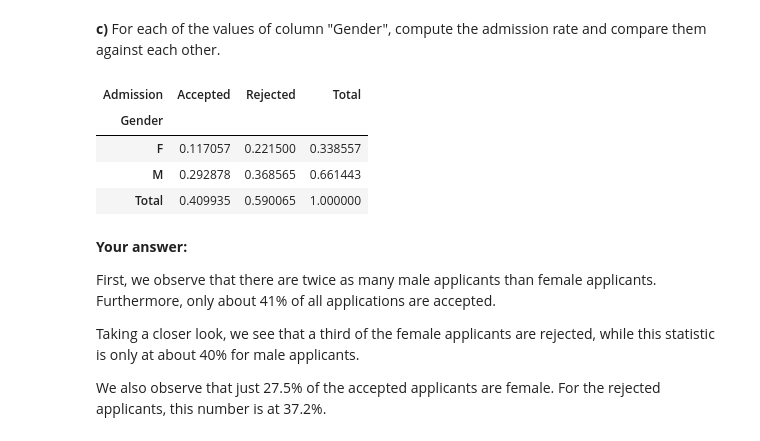
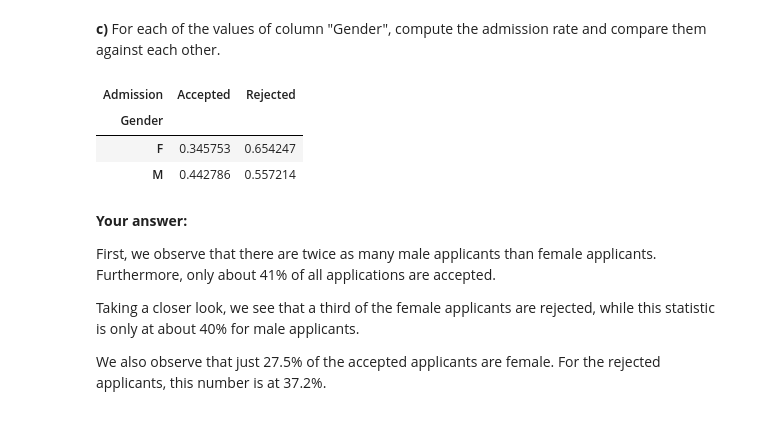
Before and after one commit to CodingTil/2022_23---Introduction-to-Data-Science---Exercises, a Jupyter notebook: assignment_2/assignment2.ipynb, the cells around one changed output. Saved outputs shown, nothing was run; the diff lists cells and outputs as text; code cells hidden in the pictures.

```diff
--- a/assignment_2/assignment2.ipynb
+++ b/assignment_2/assignment2.ipynb
@@ -1620,18 +1573,12 @@ data.head()
 # %% [markdown]
 **c)** For each of the values of column "Gender", compute the admission rate and compare them against each other.
 # %%
-# your code
-pivot_table = data.pivot_table(index=['Gender'], columns=['Admission'], values='Admission', aggfunc='count', fill_value=0)
-pivot_table = pivot_table / pivot_table.sum().sum()
-pivot_table['Total'] = pivot_table.sum(axis=1)
-pivot_table.loc['Total'] = pivot_table.sum(axis=0)
-pivot_table
+pd.crosstab(data['Gender'], data['Admission'], normalize='index')
 # %% [output]
-| Admission | Accepted | Rejected | Total |
-| Gender |  |  |  |
-| F | 0.117057 | 0.221500 | 0.338557 |
-| M | 0.292878 | 0.368565 | 0.661443 |
-| Total | 0.409935 | 0.590065 | 1.000000 |
+| Admission | Accepted | Rejected |
+| Gender |  |  |
+| F | 0.345753 | 0.654247 |
+| M | 0.442786 | 0.557214 |
 # %% [markdown]
 **Your answer:**
 
```
Also changed, not shown: parts of 34 cells of this notebook, 2 other files.
